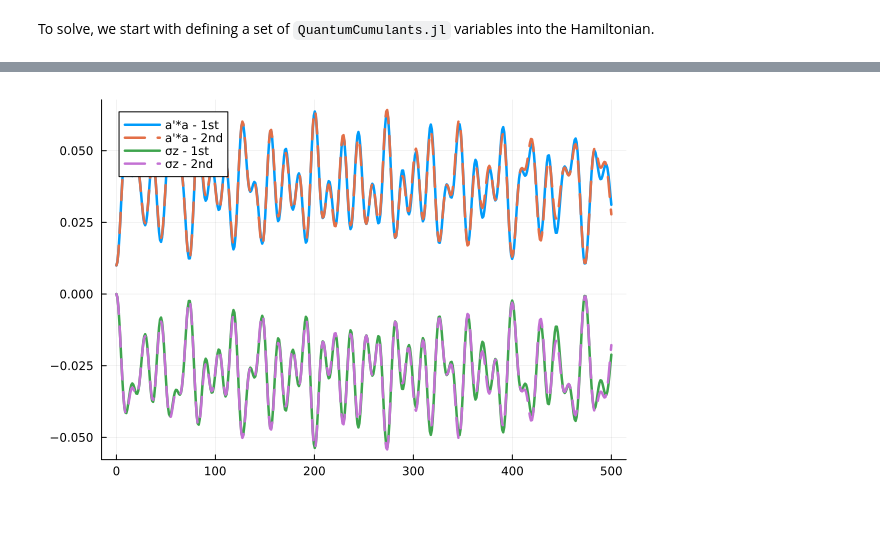
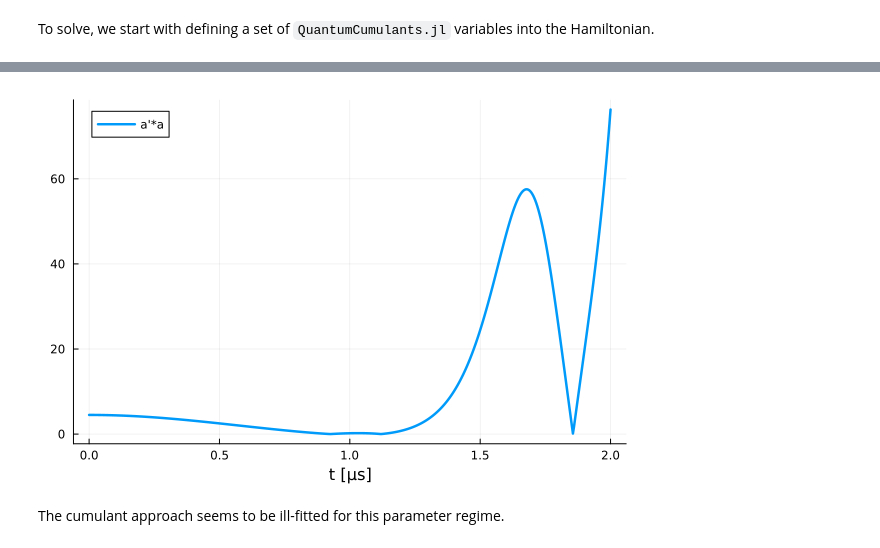
Before and after one commit to leonbello/QuantumGraining.jl, a Jupyter notebook: notebooks/rabi-model_tcg.ipynb, the cells around one changed output, grey strips where cells are left out. Cells and saved outputs as stored; diff of their text form; code cells hidden in the pictures; blank space fills up the shorter version.

```diff
--- a/notebooks/rabi-model_tcg.ipynb
+++ b/notebooks/rabi-model_tcg.ipynb
@@ -589,4 +540,4 @@ u0: 9-element Vector{ComplexF64}:
 # %%
-sol_1 = solve(prob_1, RK4())
+sol_1 = solve(prob_1, RK4(), saveat=t_list)
 # %% [output]
 retcode: Success
@@ -633,9 +560,7 @@ u: 8-element Vector{Vector{ComplexF64}}:
-# %%
-plot(t_list, abs.(sol_1[a'*a]), lw=2.5, label="a'*a - 1st")
-plot!(t_list, abs.(sol_2[a'*a]), lw=2.5, ls=:dash, label="a'*a - 2nd")
-plot!(t_list, real.(1 .- sol_1[σ(:e,:e)]), lw=2.5, label="σz - 1st")
-plot!(t_list, real.(1 .- sol_2[σ(:e,:e)]), lw=2.5, ls=:dash, label="σz - 2nd")
-
-#plot!(t_list, imag.(sol[a*σ(:e,:e)]), lw=2.5, label="a*σz")
-# %% [output]
-[figure, removed]
+# %%
+plot(t_list, abs.(sol_1[a'*a]), lw=2.5, label="a'*a")
+xlabel!("t [μs]")
+# %% [output]
+[figure, added]
+# %% [markdown]
+The cumulant approach seems to be ill-fitted for this parameter regime.
```
Also changed, not shown: parts of 55 cells of this notebook, 9 other files.
